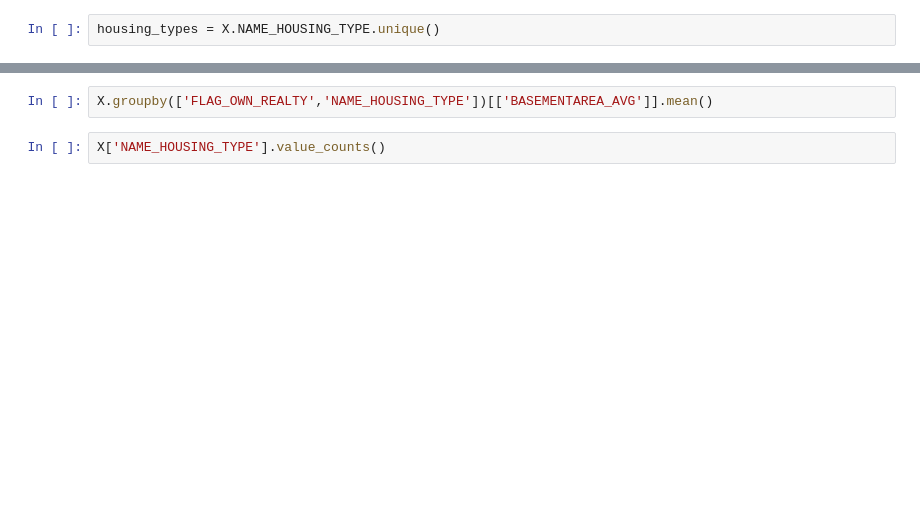
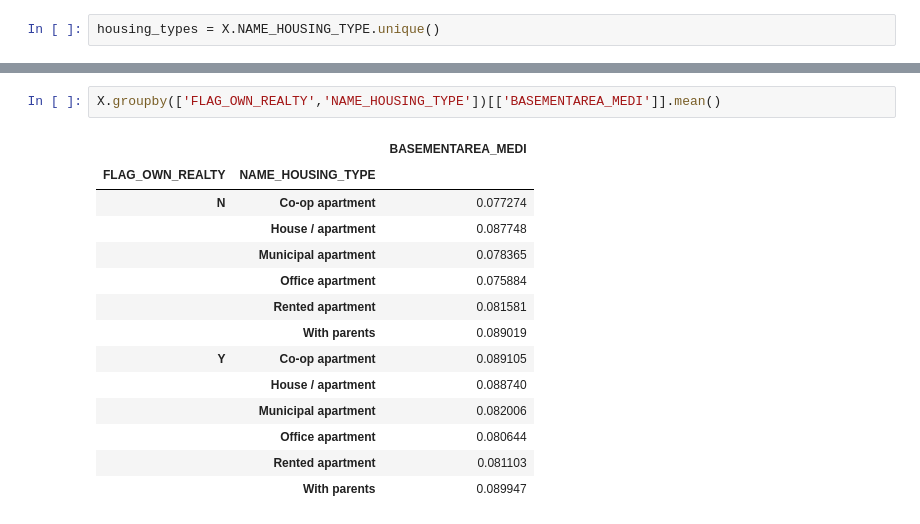
Before and after one commit to Abhijith-Nagarajan/Machine-Learning-Training, a Jupyter notebook: Classification/Loan_Defaulter_Risk_Analytics/loan-defaulter-credit-risk-analytics.ipynb, the cells around one changed output, grey strips where cells are left out. Cells and saved outputs as stored; diff of their text form; blank space fills up the shorter version.

```diff
--- a/Classification/Loan_Defaulter_Risk_Analytics/loan-defaulter-credit-risk-analytics.ipynb
+++ b/Classification/Loan_Defaulter_Risk_Analytics/loan-defaulter-credit-risk-analytics.ipynb
@@ -224,6 +260,19 @@ housing_missing_data.value_counts()
 # %%
-X.groupby(['FLAG_OWN_REALTY','NAME_HOUSING_TYPE'])[['BASEMENTAREA_AVG']].mean()
+X.groupby(['FLAG_OWN_REALTY','NAME_HOUSING_TYPE'])[['BASEMENTAREA_MEDI']].mean()
+# %% [output]
+|  |  | BASEMENTAREA_MEDI |
+| FLAG_OWN_REALTY | NAME_HOUSING_TYPE |  |
+| N | Co-op apartment | 0.077274 |
+|  | House / apartment | 0.087748 |
+|  | Municipal apartment | 0.078365 |
+|  | Office apartment | 0.075884 |
+|  | Rented apartment | 0.081581 |
+|  | With parents | 0.089019 |
+| Y | Co-op apartment | 0.089105 |
+|  | House / apartment | 0.088740 |
+|  | Municipal apartment | 0.082006 |
+|  | Office apartment | 0.080644 |
+|  | Rented apartment | 0.081103 |
+|  | With parents | 0.089947 |
-# %%
-X['NAME_HOUSING_TYPE'].value_counts()
 # %%
 for housing_type in housing_types:
```
Also changed, not shown: parts of 22 cells of this notebook.
